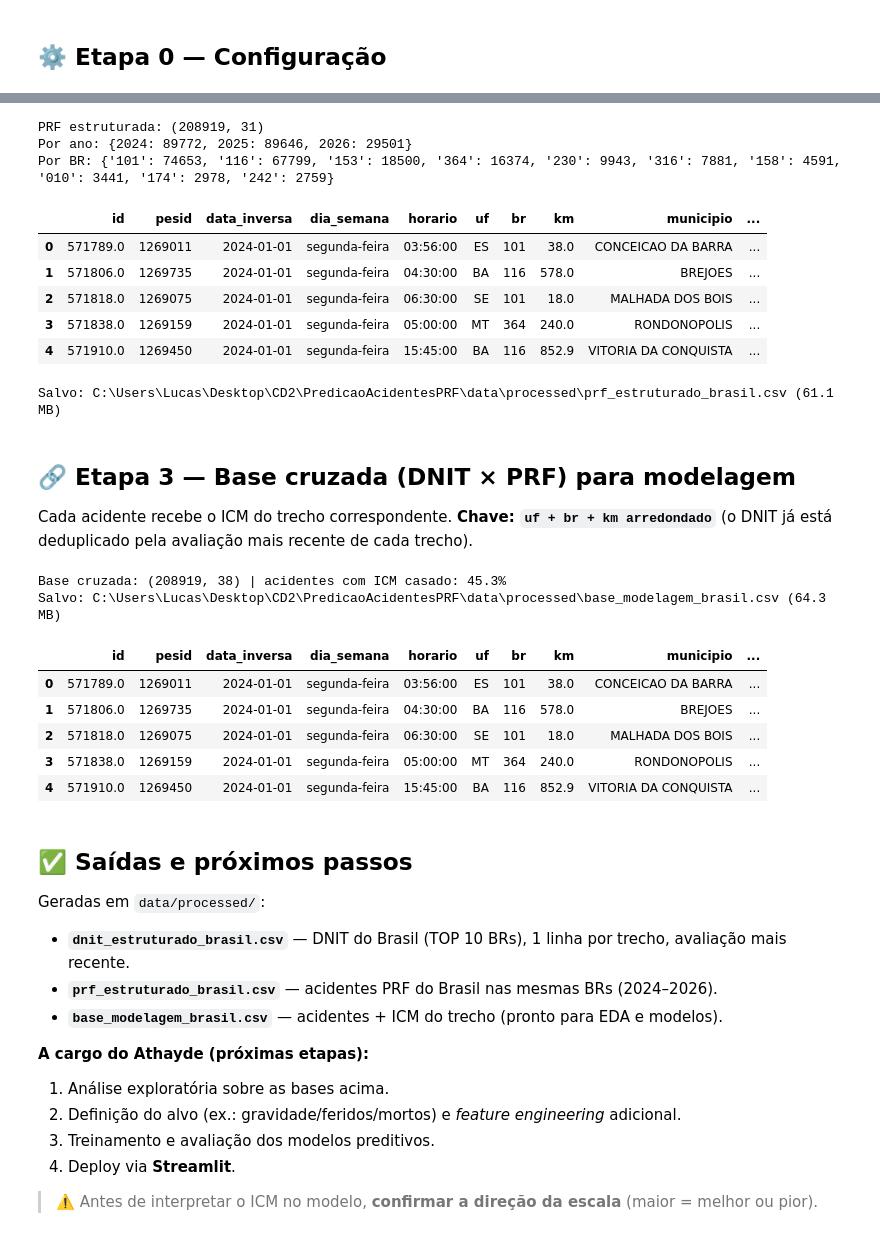
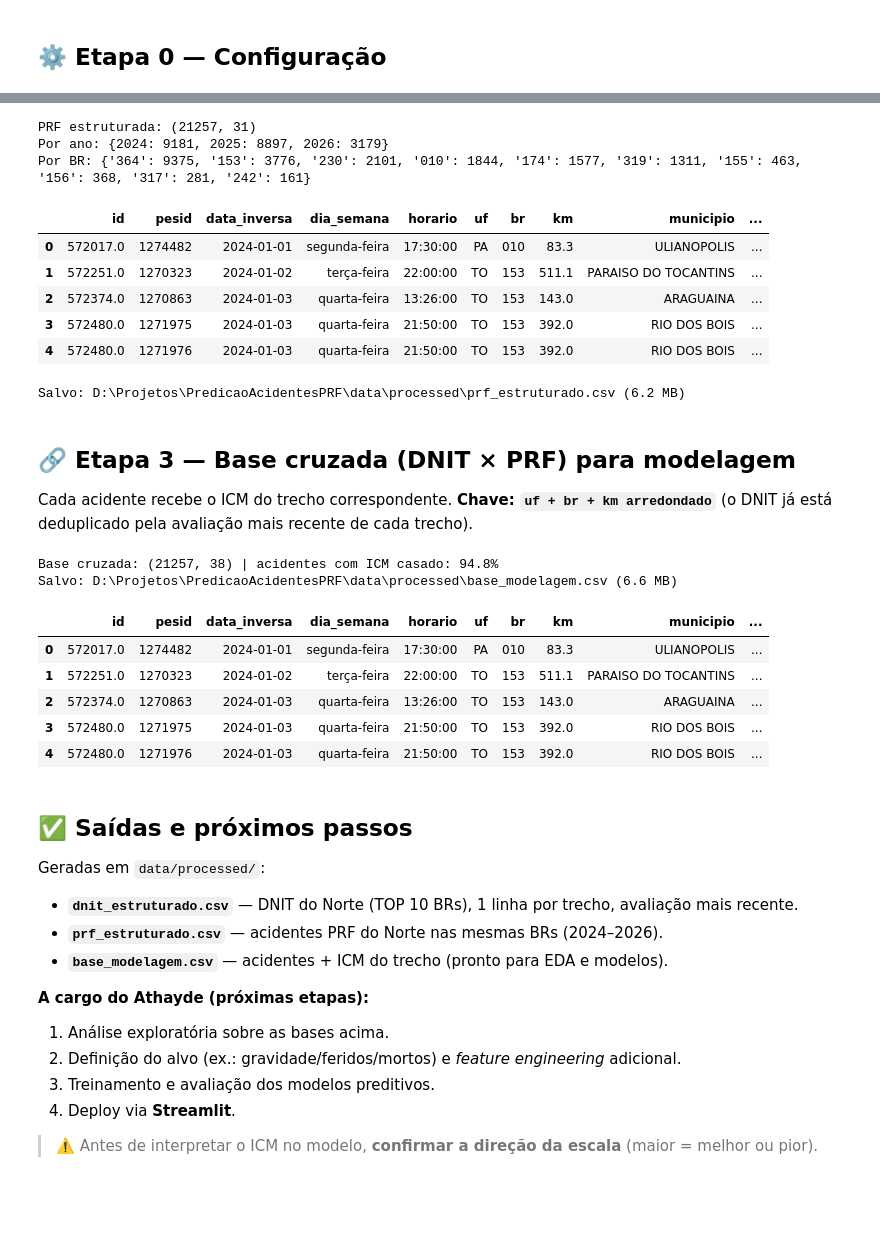
Before and after one commit to athaydegab/PredicaoAcidentesPRF, a Jupyter notebook: notebooks/notebook_regiao_norte.ipynb, the cells around one changed output, grey strips where cells are left out. Saved outputs shown, nothing was run; the diff lists cells and outputs as text; code cells hidden in the pictures; blank space fills up the shorter version.

```diff
--- a/notebooks/notebook_brasil.ipynb
+++ b/notebooks/notebook_regiao_norte.ipynb
@@ -53,7 +53,7 @@ def get_dnit_consolidado():
     return achados[0]
 
 # Escopo geográfico e temporal
-UFS = None   # None = Brasil inteiro (sem filtro de UF)
+UFS_NORTE = ["AC", "AM", "AP", "PA", "RO", "RR", "TO"]
 ANOS = [2024, 2025, 2026]            # janela de cruzamento DNIT × PRF
 N_TOP_BRS = 10
 
@@ -69,5 +69,5 @@ def num_br(serie):
     return (serie.astype(str).str.extract(r"(\d{1,3})")[0]
             .str.zfill(3))
 
-print("Configuração pronta. Escopo: BRASIL (todas as UFs) | Anos:", ANOS)
+print("Configuração pronta. Norte:", UFS_NORTE, "| Anos:", ANOS)
 # %% [output]
@@ -87,12 +87,12 @@ dnit["br"] = num_br(dnit["rodovia"])
 dnit["ano"] = pd.to_numeric(dnit["ano"], errors="coerce")
 
 # Filtro Norte + janela de anos
-dnit = dnit[dnit["ano"].isin(ANOS)]   # Brasil inteiro: sem filtro de UF
+dnit = dnit[dnit["uf"].isin(UFS_NORTE) & dnit["ano"].isin(ANOS)]
 dnit = dnit.dropna(subset=["br", "km"])
 
 # TOP 10 BRs com MAIS LINHAS (pedido #2)
 TOP_BRS = dnit["br"].value_counts().head(N_TOP_BRS).index.tolist()
-print("TOP 10 BRs Brasil (por nº de linhas):", TOP_BRS)
+print("TOP 10 BRs (por nº de linhas):", TOP_BRS)
 dnit = dnit[dnit["br"].isin(TOP_BRS)]
 # %% [output]
 DNIT: usando arquivo local -> ..\data\raw\dnit_consolidado.csv
@@ -175,40 +184,40 @@ PRF nacional (2024-2026): (455060, 35)
 # %%
 prf["uf"] = prf["uf"].astype(str).str.upper().str.strip()
 prf["br"] = num_br(prf["br"])
 
 # Mesmo recorte do DNIT: Norte + TOP 10 BRs
-prf = prf[prf["br"].isin(TOP_BRS)].copy()   # Brasil inteiro: filtra só pelas TOP BRs
+prf = prf[prf["uf"].isin(UFS_NORTE) & prf["br"].isin(TOP_BRS)].copy()
 
 # Colunas inúteis para o objetivo (coordenadas + administrativas)
 DROP_PRF = ["latitude", "longitude", "regional", "delegacia", "uop"]
 prf = prf.drop(columns=[c for c in DROP_PRF if c in prf.columns])
 
 # Tipos
 prf["km"] = pd.to_numeric(prf["km"].astype(str).str.replace(",", ".", regex=False), errors="coerce")
 prf["data_inversa"] = pd.to_datetime(prf["data_inversa"], errors="coerce", format="%Y-%m-%d")
 prf["ano"] = prf["data_inversa"].dt.year
 
 prf = prf.dropna(subset=["br", "km"]).reset_index(drop=True)
 print("PRF estruturada:", prf.shape)
 print("Por ano:", prf["ano"].value_counts().sort_index().to_dict())
 print("Por BR:", prf["br"].value_counts().to_dict())
 display(prf.head())
 # %% [output]
-PRF estruturada: (208919, 31)
-Por ano: {2024: 89772, 2025: 89646, 2026: 29501}
-Por BR: {'101': 74653, '116': 67799, '153': 18500, '364': 16374, '230': 9943, '316': 7881, '158': 4591, '010': 3441, '174': 2978, '242': 2759}
+PRF estruturada: (21257, 31)
+Por ano: {2024: 9181, 2025: 8897, 2026: 3179}
+Por BR: {'364': 9375, '153': 3776, '230': 2101, '010': 1844, '174': 1577, '319': 1311, '155': 463, '156': 368, '317': 281, '242': 161}
 |  | id | pesid | data_inversa | dia_semana | horario | uf | br | km | municipio | ... |
-| 0 | 571789.0 | 1269011 | 2024-01-01 | segunda-feira | 03:56:00 | ES | 101 | 38.0 | CONCEICAO DA BARRA | ... |
-| 1 | 571806.0 | 1269735 | 2024-01-01 | segunda-feira | 04:30:00 | BA | 116 | 578.0 | BREJOES | ... |
-| 2 | 571818.0 | 1269075 | 2024-01-01 | segunda-feira | 06:30:00 | SE | 101 | 18.0 | MALHADA DOS BOIS | ... |
-| 3 | 571838.0 | 1269159 | 2024-01-01 | segunda-feira | 05:00:00 | MT | 364 | 240.0 | RONDONOPOLIS | ... |
-| 4 | 571910.0 | 1269450 | 2024-01-01 | segunda-feira | 15:45:00 | BA | 116 | 852.9 | VITORIA DA CONQUISTA | ... |
+| 0 | 572017.0 | 1274482 | 2024-01-01 | segunda-feira | 17:30:00 | PA | 010 | 83.3 | ULIANOPOLIS | ... |
+| 1 | 572251.0 | 1270323 | 2024-01-02 | terça-feira | 22:00:00 | TO | 153 | 511.1 | PARAISO DO TOCANTINS | ... |
+| 2 | 572374.0 | 1270863 | 2024-01-03 | quarta-feira | 13:26:00 | TO | 153 | 143.0 | ARAGUAINA | ... |
+| 3 | 572480.0 | 1271975 | 2024-01-03 | quarta-feira | 21:50:00 | TO | 153 | 392.0 | RIO DOS BOIS | ... |
+| 4 | 572480.0 | 1271976 | 2024-01-03 | quarta-feira | 21:50:00 | TO | 153 | 392.0 | RIO DOS BOIS | ... |
 # %%
-saida_prf = PROC / "prf_estruturado_brasil.csv"
+saida_prf = PROC / "prf_estruturado.csv"
 prf.to_csv(saida_prf, index=False, sep=";", encoding="utf-8-sig")
 print("Salvo:", saida_prf.resolve(), f"({saida_prf.stat().st_size/1e6:.1f} MB)")
 # %% [output]
-Salvo: C:\Users\Lucas\Desktop\CD2\PredicaoAcidentesPRF\data\processed\prf_estruturado_brasil.csv (61.1 MB)
+Salvo: D:\Projetos\PredicaoAcidentesPRF\data\processed\prf_estruturado.csv (6.2 MB)
 # %% [markdown]
 ## 🔗 Etapa 3 — Base cruzada (DNIT × PRF) para modelagem
 
@@ -228,26 +237,26 @@ base = prf_key.merge(dnit_key, on=["uf", "br", "km_join"], how="left", suffixes=
 cobertura = base["icm"].notna().mean() * 100
 print("Base cruzada:", base.shape, f"| acidentes com ICM casado: {cobertura:.1f}%")
 
-saida_base = PROC / "base_modelagem_brasil.csv"
+saida_base = PROC / "base_modelagem.csv"
 base.to_csv(saida_base, index=False, sep=";", encoding="utf-8-sig")
 print("Salvo:", saida_base.resolve(), f"({saida_base.stat().st_size/1e6:.1f} MB)")
 display(base.head())
 # %% [output]
-Base cruzada: (208919, 38) | acidentes com ICM casado: 45.3%
-Salvo: C:\Users\Lucas\Desktop\CD2\PredicaoAcidentesPRF\data\processed\base_modelagem_brasil.csv (64.3 MB)
+Base cruzada: (21257, 38) | acidentes com ICM casado: 94.8%
+Salvo: D:\Projetos\PredicaoAcidentesPRF\data\processed\base_modelagem.csv (6.6 MB)
 |  | id | pesid | data_inversa | dia_semana | horario | uf | br | km | municipio | ... |
-| 0 | 571789.0 | 1269011 | 2024-01-01 | segunda-feira | 03:56:00 | ES | 101 | 38.0 | CONCEICAO DA BARRA | ... |
-| 1 | 571806.0 | 1269735 | 2024-01-01 | segunda-feira | 04:30:00 | BA | 116 | 578.0 | BREJOES | ... |
-| 2 | 571818.0 | 1269075 | 2024-01-01 | segunda-feira | 06:30:00 | SE | 101 | 18.0 | MALHADA DOS BOIS | ... |
-| 3 | 571838.0 | 1269159 | 2024-01-01 | segunda-feira | 05:00:00 | MT | 364 | 240.0 | RONDONOPOLIS | ... |
-| 4 | 571910.0 | 1269450 | 2024-01-01 | segunda-feira | 15:45:00 | BA | 116 | 852.9 | VITORIA DA CONQUISTA | ... |
+| 0 | 572017.0 | 1274482 | 2024-01-01 | segunda-feira | 17:30:00 | PA | 010 | 83.3 | ULIANOPOLIS | ... |
+| 1 | 572251.0 | 1270323 | 2024-01-02 | terça-feira | 22:00:00 | TO | 153 | 511.1 | PARAISO DO TOCANTINS | ... |
+| 2 | 572374.0 | 1270863 | 2024-01-03 | quarta-feira | 13:26:00 | TO | 153 | 143.0 | ARAGUAINA | ... |
+| 3 | 572480.0 | 1271975 | 2024-01-03 | quarta-feira | 21:50:00 | TO | 153 | 392.0 | RIO DOS BOIS | ... |
+| 4 | 572480.0 | 1271976 | 2024-01-03 | quarta-feira | 21:50:00 | TO | 153 | 392.0 | RIO DOS BOIS | ... |
 # %% [markdown]
 ## ✅ Saídas e próximos passos
 
 Geradas em `data/processed/`:
-- **`dnit_estruturado_brasil.csv`** — DNIT do Brasil (TOP 10 BRs), 1 linha por trecho, avaliação mais recente.
-- **`prf_estruturado_brasil.csv`** — acidentes PRF do Brasil nas mesmas BRs (2024–2026).
-- **`base_modelagem_brasil.csv`** — acidentes + ICM do trecho (pronto para EDA e modelos).
+- **`dnit_estruturado.csv`** — DNIT do Norte (TOP 10 BRs), 1 linha por trecho, avaliação mais recente.
+- **`prf_estruturado.csv`** — acidentes PRF do Norte nas mesmas BRs (2024–2026).
+- **`base_modelagem.csv`** — acidentes + ICM do trecho (pronto para EDA e modelos).
 
 **A cargo do Athayde (próximas etapas):**
 1. Análise exploratória sobre as bases acima.
```
Also changed, not shown: parts of 8 cells of this notebook, 3 other files.
